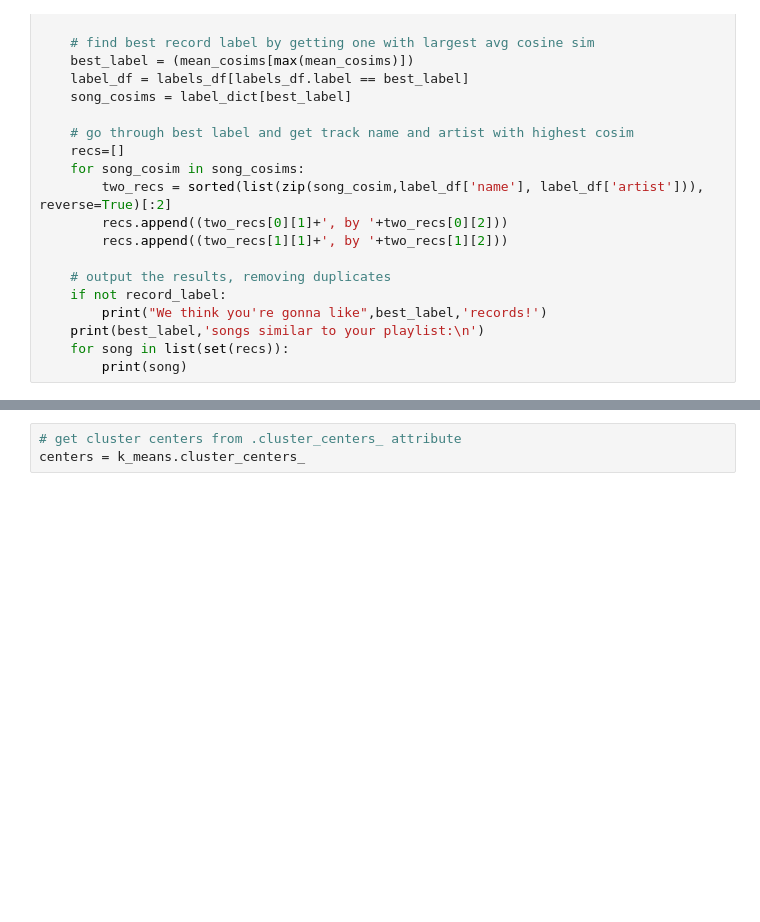
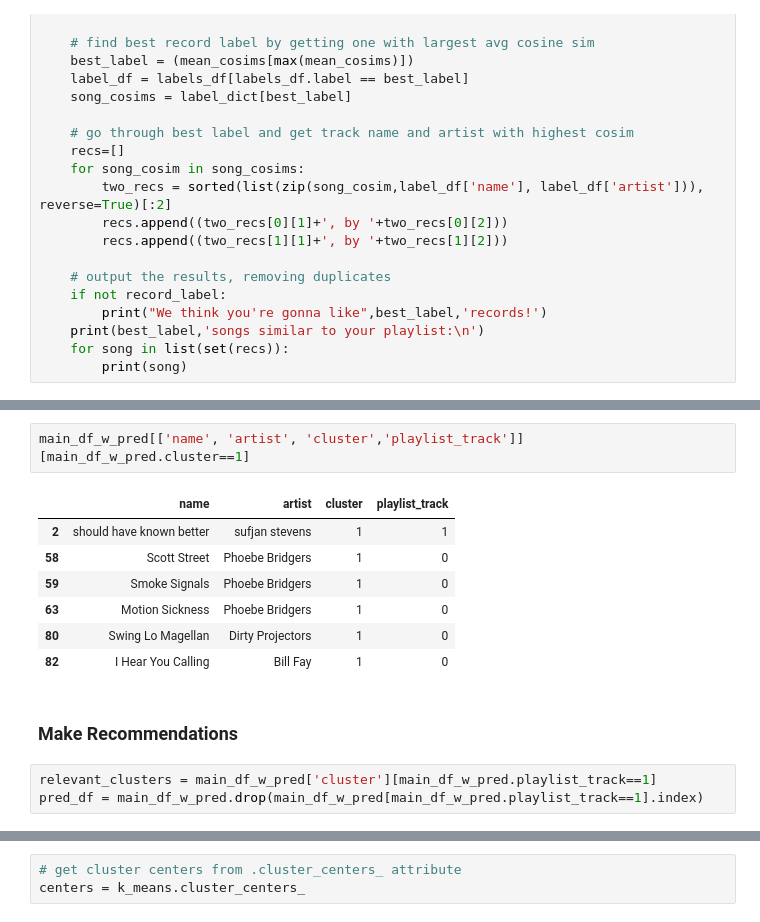
Before and after one commit to khyateed/music-recommender, a Jupyter notebook: modeling.ipynb, the cells around one changed output, grey strips where cells are left out. Saved outputs shown, nothing was run; the diff lists cells and outputs as text; blank space fills up the shorter version.

```diff
--- a/modeling.ipynb
+++ b/modeling.ipynb
@@ -618,0 +556,15 @@ True
+# %%
+main_df_w_pred[['name', 'artist', 'cluster','playlist_track']][main_df_w_pred.cluster==1]
+# %% [output]
+|  | name | artist | cluster | playlist_track |
+| 2 | should have known better | sufjan stevens | 1 | 1 |
+| 58 | Scott Street | Phoebe Bridgers | 1 | 0 |
+| 59 | Smoke Signals | Phoebe Bridgers | 1 | 0 |
+| 63 | Motion Sickness | Phoebe Bridgers | 1 | 0 |
+| 80 | Swing Lo Magellan | Dirty Projectors | 1 | 0 |
+| 82 | I Hear You Calling | Bill Fay | 1 | 0 |
+# %% [markdown]
+### Make Recommendations
+# %%
+relevant_clusters = main_df_w_pred['cluster'][main_df_w_pred.playlist_track==1]
+pred_df = main_df_w_pred.drop(main_df_w_pred[main_df_w_pred.playlist_track==1].index)
```
Also changed, not shown: parts of 58 cells of this notebook.
